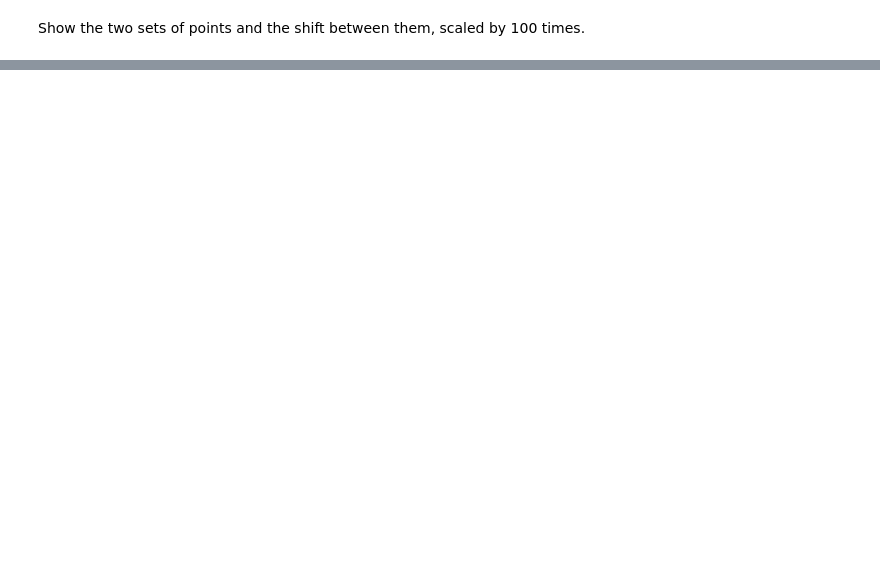
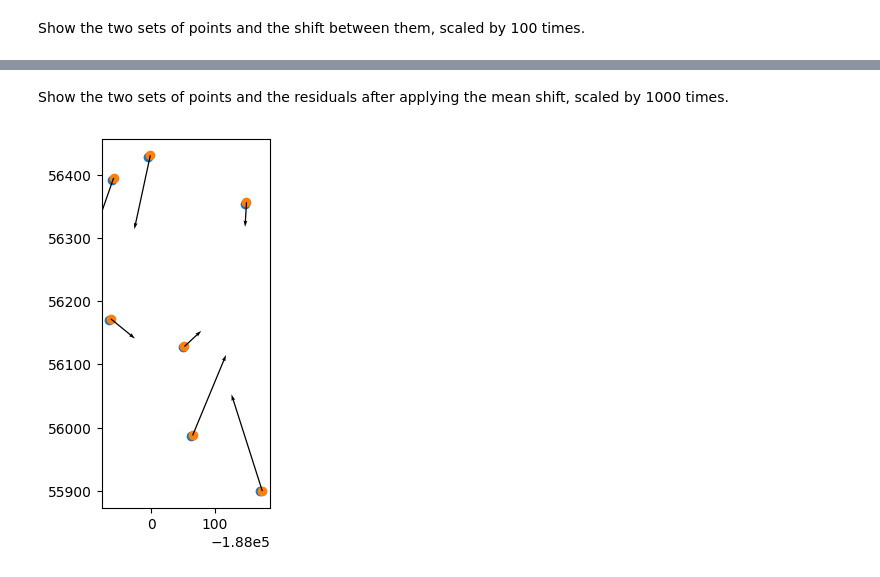
Before and after one commit to open-forest-observatory/geospatial-data-registration-toolkit, a Jupyter notebook: dev/visualize_QGIS_GCPs.ipynb, the cells around one changed output, grey strips where cells are left out. Cells and saved outputs as stored; diff of their text form; code cells hidden in the pictures; blank space fills up the shorter version.

```diff
--- a/dev/visualize_QGIS_GCPs.ipynb
+++ b/dev/visualize_QGIS_GCPs.ipynb
@@ -15,3 +16,12 @@ df = pd.read_csv(GCP_FILEPATH, delimiter=",", skiprows=1)
 # %%
 map_points = gpd.GeoSeries.from_xy(x = df.mapX, y=df.mapY, crs=3310)
 source_points = gpd.GeoSeries.from_xy(x = df.sourceX, y=df.sourceY, crs=3310)
+# %%
+map_coords = map_points.get_coordinates().to_numpy()
+source_coords = source_points.get_coordinates().to_numpy()
+
+directions = map_coords - source_coords
+
+mean_shift = np.mean(directions, axis=0, keepdims=True)
+residuals = directions - mean_shift
+residuals
@@ -35,0 +49,13 @@ plt.show()
+# %% [markdown]
+Show the two sets of points and the residuals after applying the mean shift, scaled by 1000 times.
+# %%
+_, ax = plt.subplots()
+
+map_points.plot(ax=ax, )
+source_points.plot(ax=ax)
+for dir, source_coord in zip(residuals, source_coords):
+    ax.quiver(source_coord[0], source_coord[1], dir[0], dir[1],  scale=10e-3, units="xy")
+
+plt.show()
+# %% [output]
+[figure, added]
```
Also changed, not shown: parts of 4 cells of this notebook.
